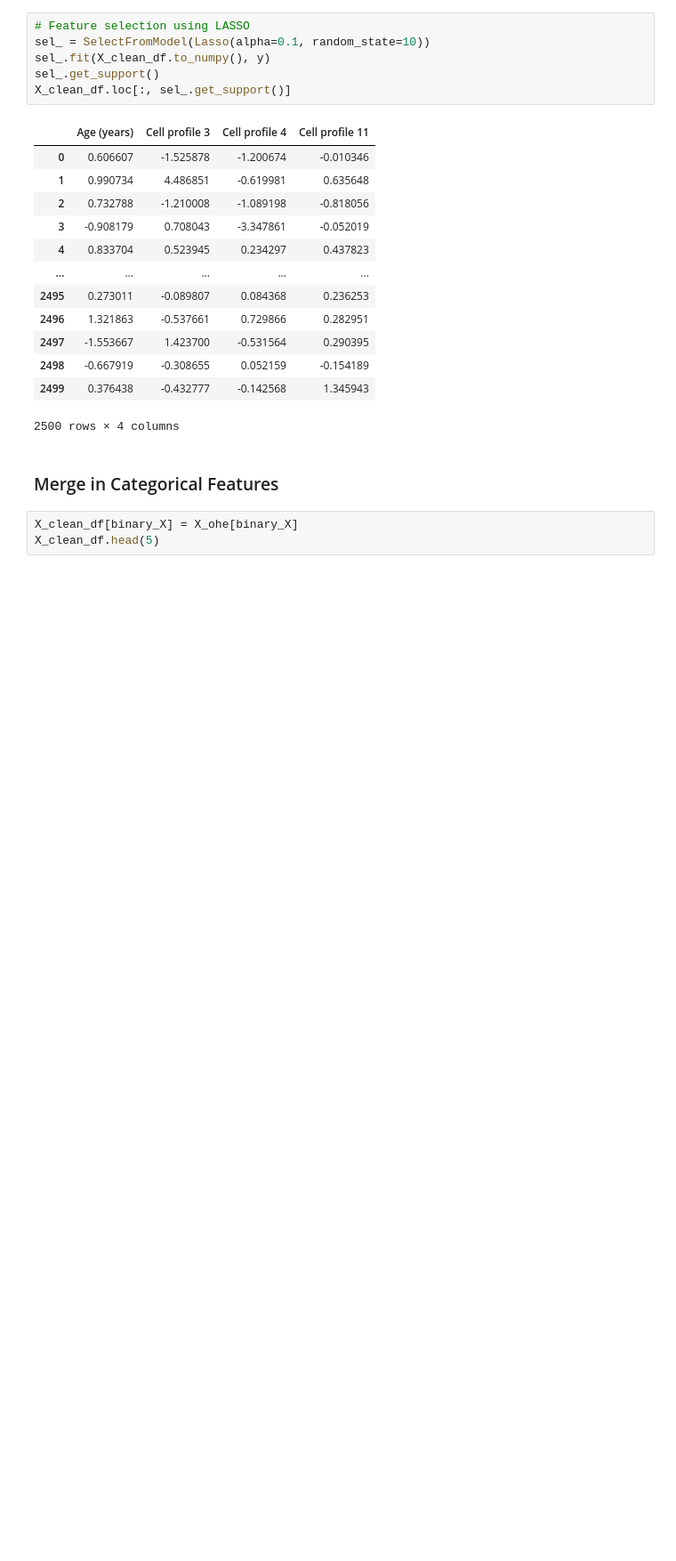
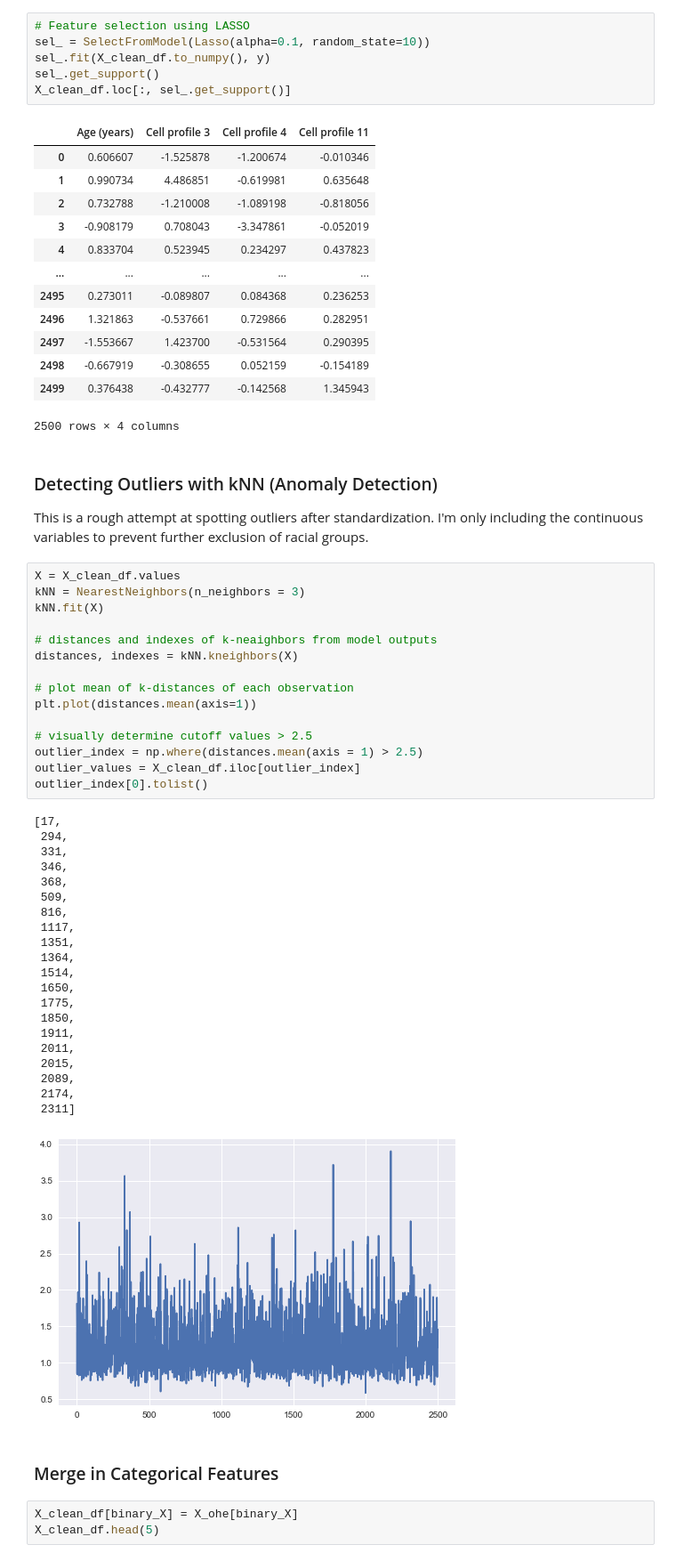
Before and after one commit to BrentonGraham/biomedical-ml-anschutz, a Jupyter notebook: 2. Real World Regression/RealWorldRegression.ipynb, the cells around one changed output. Shown: that part at 89% size. Cells and saved outputs as stored; diff of their text form; blank space fills up the shorter version.

```diff
--- a/2. Real World Regression/RealWorldRegression.ipynb
+++ b/2. Real World Regression/RealWorldRegression.ipynb
@@ -535,6 +527,47 @@ X_clean_df.loc[:, sel_.get_support()]
 | 2498 | -0.667919 | -0.308655 | 0.052159 | -0.154189 |
 | 2499 | 0.376438 | -0.432777 | -0.142568 | 1.345943 |
 2500 rows × 4 columns
+# %% [markdown]
+### Detecting Outliers with kNN (Anomaly Detection)
+
+This is a rough attempt at spotting outliers after standardization. I'm only including the continuous variables to prevent further exclusion of racial groups.
+# %%
+X = X_clean_df.values
+kNN = NearestNeighbors(n_neighbors = 3)
+kNN.fit(X)
+
+# distances and indexes of k-neaighbors from model outputs
+distances, indexes = kNN.kneighbors(X)
+
+# plot mean of k-distances of each observation
+plt.plot(distances.mean(axis=1))
+
+# visually determine cutoff values > 2.5
+outlier_index = np.where(distances.mean(axis = 1) > 2.5)
+outlier_values = X_clean_df.iloc[outlier_index]
+outlier_index[0].tolist()
+# %% [output]
+[17,
+ 294,
+ 331,
+ 346,
+ 368,
+ 509,
+ 816,
+ 1117,
+ 1351,
+ 1364,
+ 1514,
+ 1650,
+ 1775,
+ 1850,
+ 1911,
+ 2011,
+ 2015,
+ 2089,
+ 2174,
+ 2311]
+[figure, added]
 # %% [markdown]
 ### Merge in Categorical Features
 # %%
```
Also changed, not shown: parts of 13 cells of this notebook.
